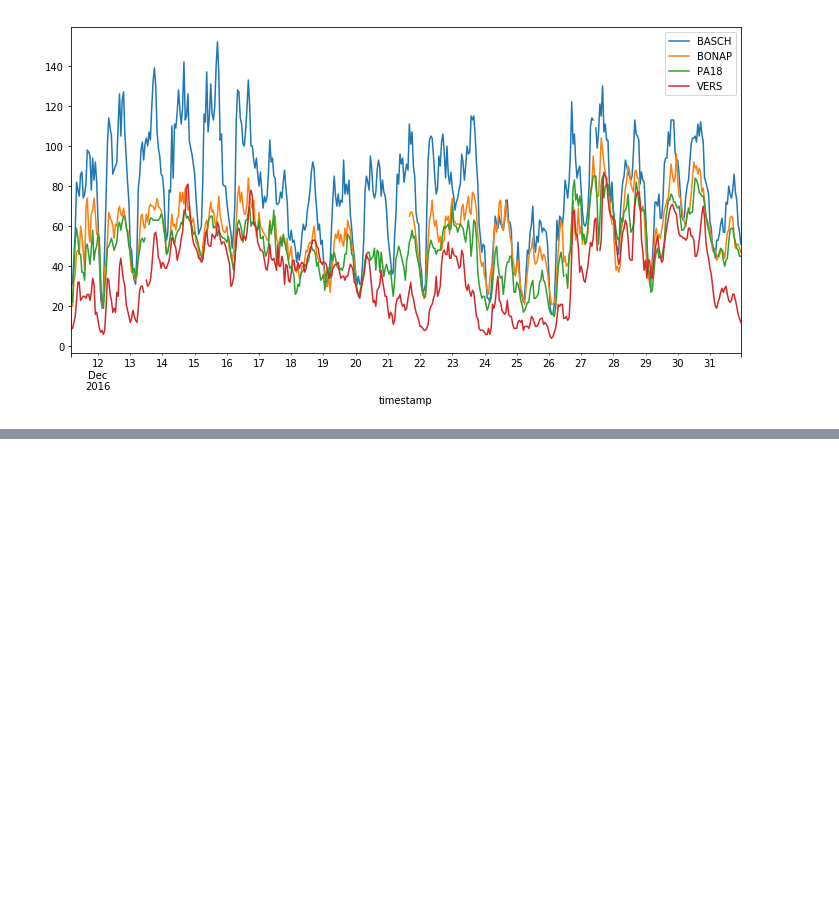
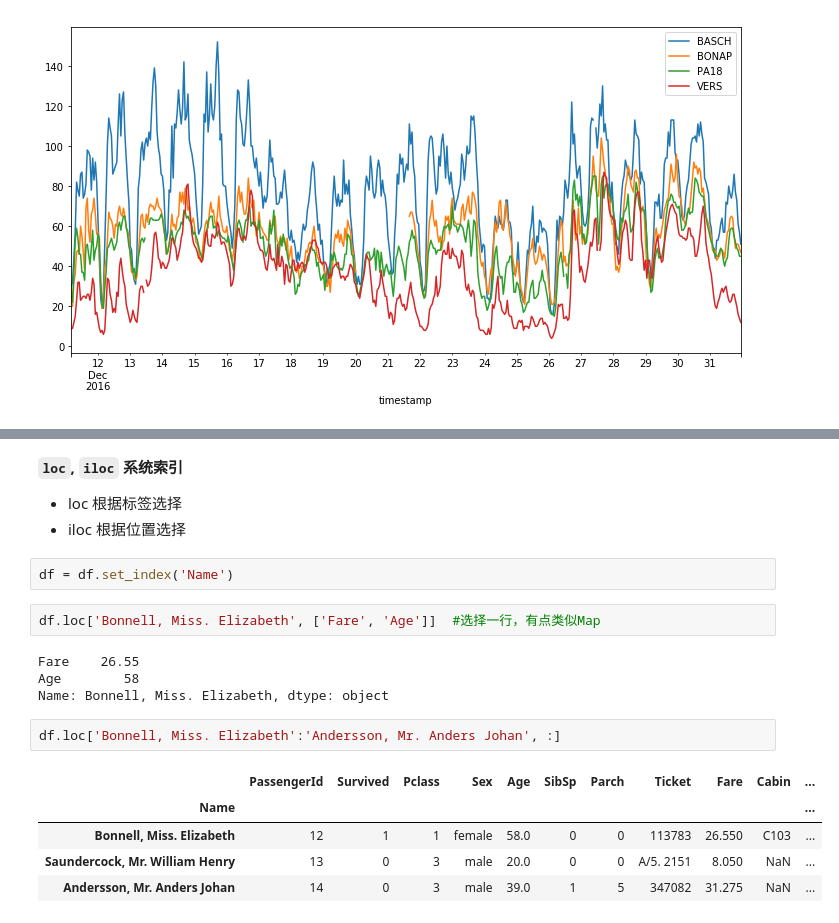
Before and after one commit to orangle/learn-spark, a Jupyter notebook: dataAnalyst/pandasLearn/0-pandas_basic.ipynb, the cells around one changed output, grey strips where cells are left out. Cells and saved outputs as stored; diff of their text form; blank space fills up the shorter version.

```diff
--- a/dataAnalyst/pandasLearn/pandas_basic.ipynb
+++ b/dataAnalyst/pandasLearn/0-pandas_basic.ipynb
@@ -397,0 +422,21 @@ no2[-500:].plot(figsize=(12,6))
+# %% [markdown]
+**`loc`, `iloc` 系统索引**
+
+* loc 根据标签选择
+* iloc 根据位置选择
+# %%
+df = df.set_index('Name')
+# %%
+df.loc['Bonnell, Miss. Elizabeth', ['Fare', 'Age']]  #选择一行，有点类似Map
+# %% [output]
+Fare    26.55
+Age        58
+Name: Bonnell, Miss. Elizabeth, dtype: object
+# %%
+df.loc['Bonnell, Miss. Elizabeth':'Andersson, Mr. Anders Johan', :]
+# %% [output]
+|  | PassengerId | Survived | Pclass | Sex | Age | SibSp | Parch | Ticket | Fare | Cabin | ... |
+| Name |  |  |  |  |  |  |  |  |  |  | ... |
+| Bonnell, Miss. Elizabeth | 12 | 1 | 1 | female | 58.0 | 0 | 0 | 113783 | 26.550 | C103 | ... |
+| Saundercock, Mr. William Henry | 13 | 0 | 3 | male | 20.0 | 0 | 0 | A/5. 2151 | 8.050 | NaN | ... |
+| Andersson, Mr. Anders Johan | 14 | 0 | 3 | male | 39.0 | 1 | 5 | 347082 | 31.275 | NaN | ... |
```
Also changed, not shown: parts of 21 cells of this notebook.
